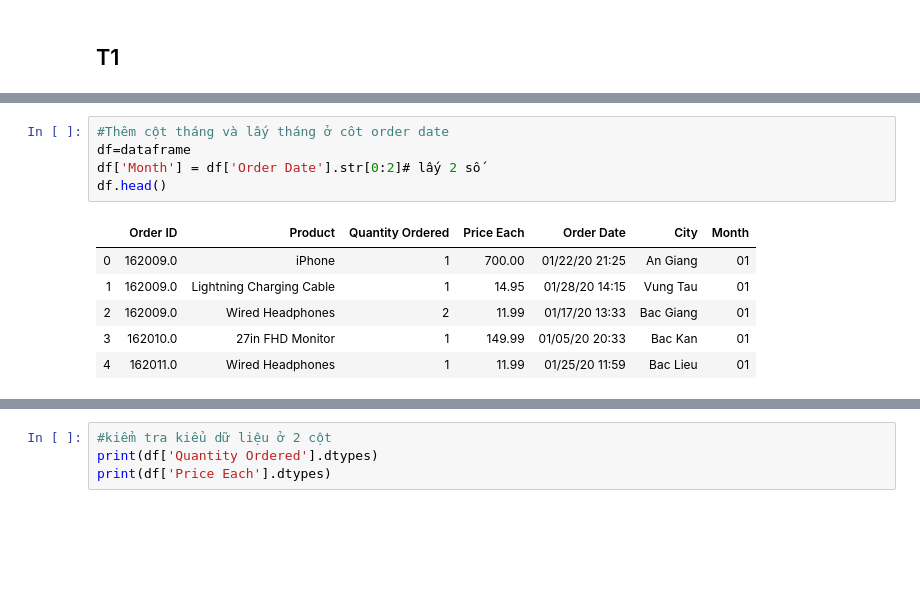
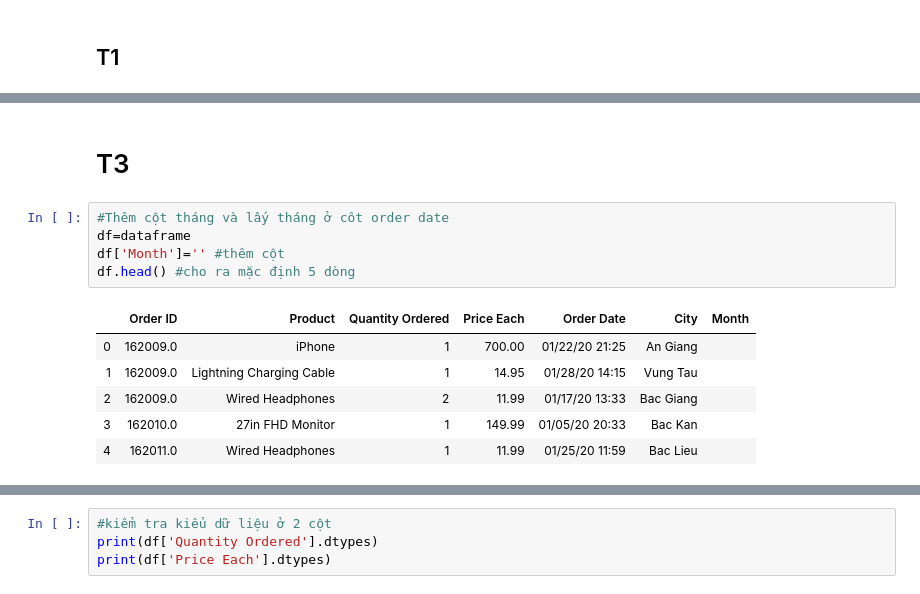
Before and after one commit to buithithuy31/pthon, a Jupyter notebook: BÁO CÁO TTNT.ipynb, the cells around one changed output, grey strips where cells are left out. Drawn from its saved outputs; the diff is of its cells as text; blank space fills up the shorter version.

```diff
--- a/BÁO CÁO TTNT.ipynb
+++ b/BÁO CÁO TTNT.ipynb
@@ -28,12 +27,14 @@ dataframe
+# %% [markdown]
+# T3
 # %%
 #Thêm cột tháng và lấy tháng ở côt order date
 df=dataframe
-df['Month'] = df['Order Date'].str[0:2]# lấy 2 số
-df.head()
+df['Month']='' #thêm cột
+df.head() #cho ra mặc định 5 dòng
 # %% [output]
 |  | Order ID | Product | Quantity Ordered | Price Each | Order Date | City | Month |
-| 0 | 162009.0 | iPhone | 1 | 700.00 | 01/22/20 21:25 | An Giang | 01 |
-| 1 | 162009.0 | Lightning Charging Cable | 1 | 14.95 | 01/28/20 14:15 | Vung Tau | 01 |
-| 2 | 162009.0 | Wired Headphones | 2 | 11.99 | 01/17/20 13:33 | Bac Giang | 01 |
-| 3 | 162010.0 | 27in FHD Monitor | 1 | 149.99 | 01/05/20 20:33 | Bac Kan | 01 |
-| 4 | 162011.0 | Wired Headphones | 1 | 11.99 | 01/25/20 11:59 | Bac Lieu | 01 |
+| 0 | 162009.0 | iPhone | 1 | 700.00 | 01/22/20 21:25 | An Giang |  |
+| 1 | 162009.0 | Lightning Charging Cable | 1 | 14.95 | 01/28/20 14:15 | Vung Tau |  |
+| 2 | 162009.0 | Wired Headphones | 2 | 11.99 | 01/17/20 13:33 | Bac Giang |  |
+| 3 | 162010.0 | 27in FHD Monitor | 1 | 149.99 | 01/05/20 20:33 | Bac Kan |  |
+| 4 | 162011.0 | Wired Headphones | 1 | 11.99 | 01/25/20 11:59 | Bac Lieu |  |
```
Also changed, not shown: parts of 32 cells of this notebook.
